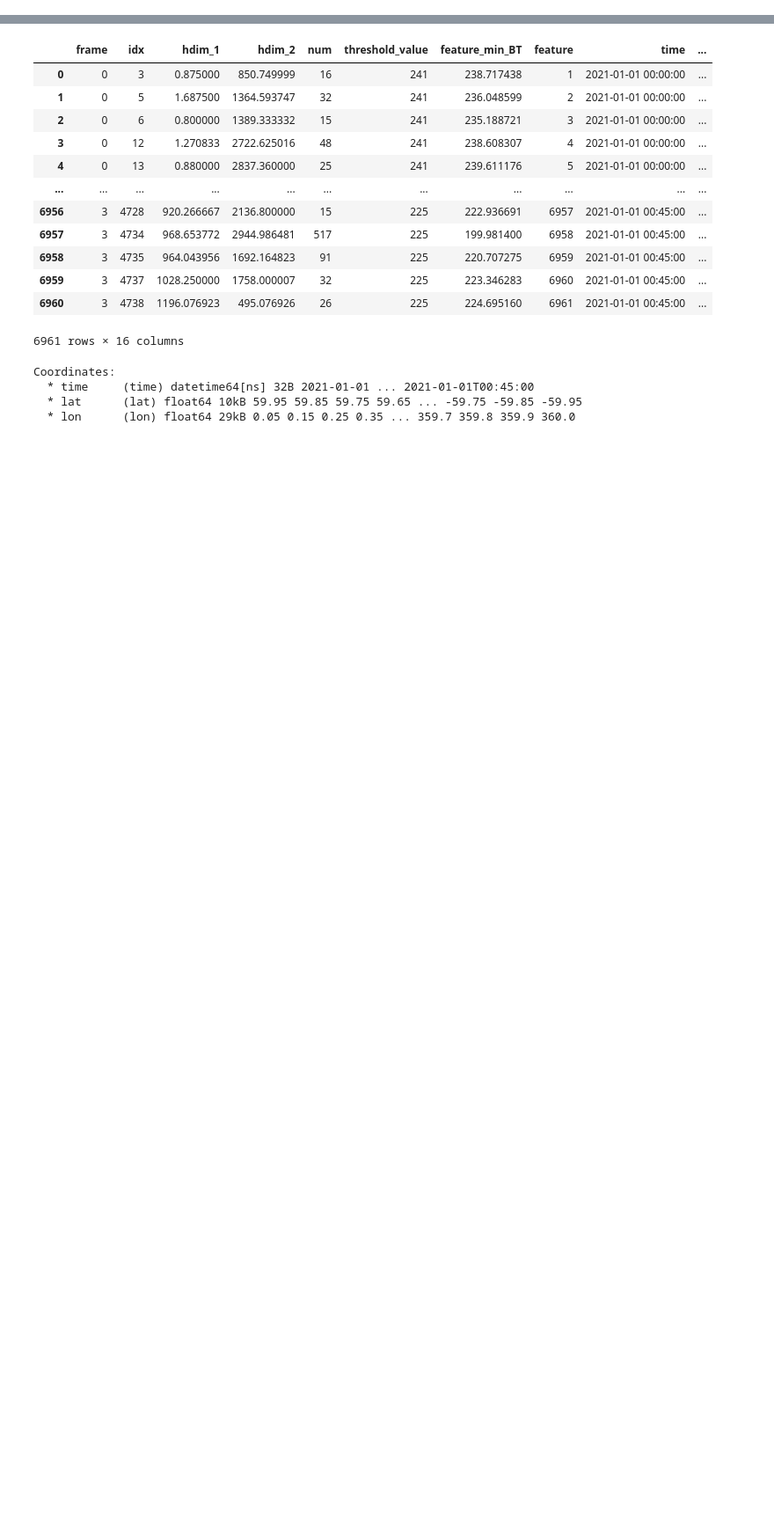
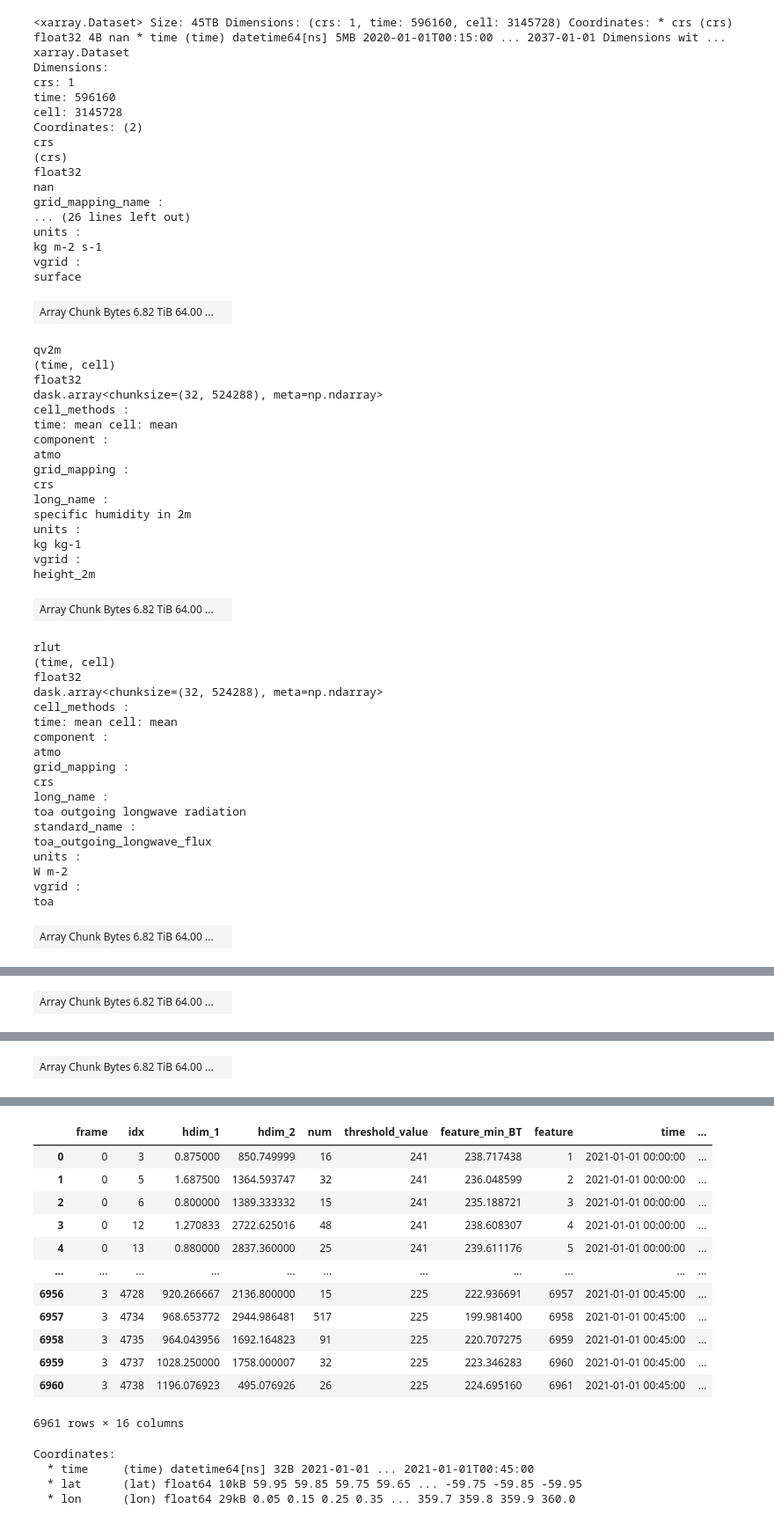
Before and after one commit to w-k-jones/mpi_hacakthon, a Jupyter notebook: 03_test_tobac_feature_detection.ipynb, the cells around one changed output, grey strips where cells are left out. Shown at 88% size. Saved outputs shown, nothing was run; the diff lists cells and outputs as text; code cells hidden in the pictures; blank space fills up the shorter version.

```diff
--- a/03_test_tobac_feature_detection.ipynb
+++ b/03_test_tobac_feature_detection.ipynb
@@ -18,0 +49,57 @@ dataset = cat.ICON.ngc4008(time="PT15M", zoom=9).to_dask()
+# %%
+dataset
+# %% [output]
+<xarray.Dataset> Size: 45TB Dimensions: (crs: 1, time: 596160, cell: 3145728) Coordinates: * crs (crs) float32 4B nan * time (time) datetime64[ns] 5MB 2020-01-01T00:15:00 ... 2037-01-01 Dimensions wit ...
+xarray.Dataset
+Dimensions:
+crs: 1
+time: 596160
+cell: 3145728
+Coordinates: (2)
+crs
+(crs)
+float32
+nan
+grid_mapping_name :
+... (26 lines left out)
+units :
+kg m-2 s-1
+vgrid :
+surface
+| Array Chunk Bytes 6.82 TiB 64.00 ... |  |
+qv2m
+(time, cell)
+float32
+dask.array<chunksize=(32, 524288), meta=np.ndarray>
+cell_methods :
+time: mean cell: mean
+component :
+atmo
+grid_mapping :
+crs
+long_name :
+specific humidity in 2m
+units :
+kg kg-1
+vgrid :
+height_2m
+| Array Chunk Bytes 6.82 TiB 64.00 ... |  |
+rlut
+(time, cell)
+float32
+dask.array<chunksize=(32, 524288), meta=np.ndarray>
+cell_methods :
+time: mean cell: mean
+component :
+atmo
+grid_mapping :
+crs
+long_name :
+toa outgoing longwave radiation
+standard_name :
+toa_outgoing_longwave_flux
+units :
+W m-2
+vgrid :
+toa
+| Array Chunk Bytes 6.82 TiB 64.00 ... |  |
@@ -18,0 +124 @@ dataset = cat.ICON.ngc4008(time="PT15M", zoom=9).to_dask()
+| Array Chunk Bytes 6.82 TiB 64.00 ... |  |
@@ -18,0 +141 @@ dataset = cat.ICON.ngc4008(time="PT15M", zoom=9).to_dask()
+| Array Chunk Bytes 6.82 TiB 64.00 ... |  |
```
Also changed, not shown: parts of 30 cells of this notebook, 4 other files.
